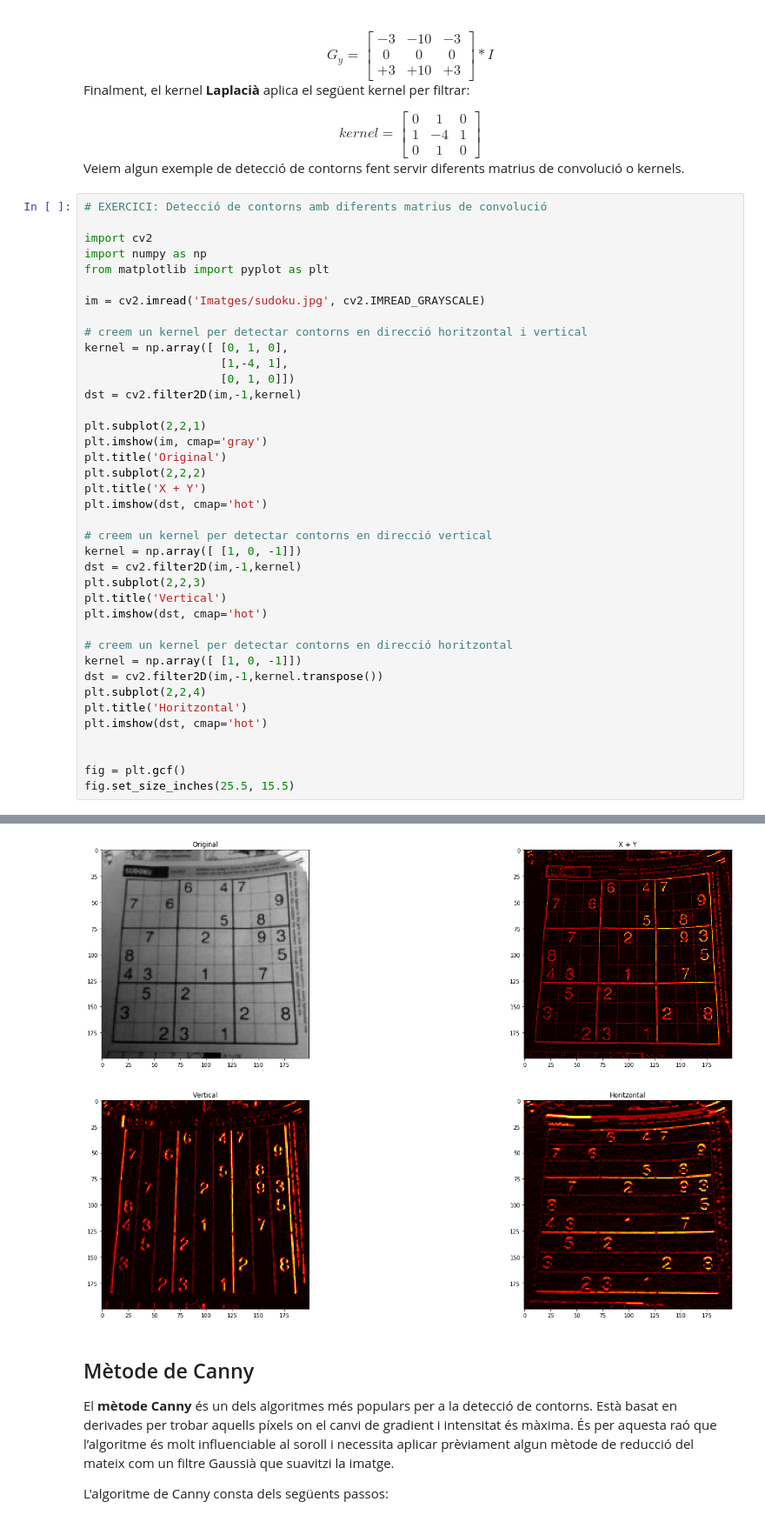
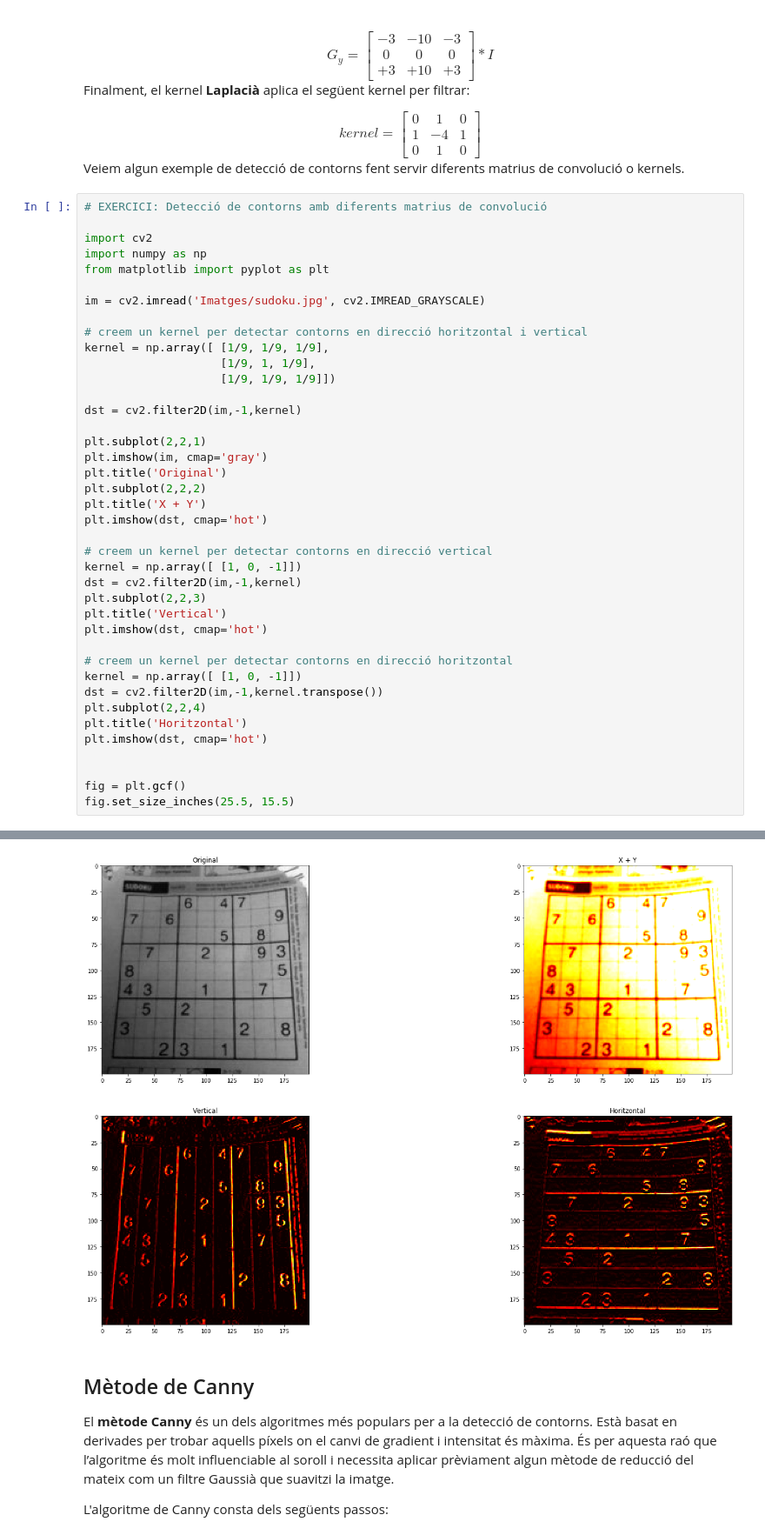
Before and after one commit to ricardborras/curs_soc, a Jupyter notebook: Pla4/4.1_Contorns.ipynb, the cells around one changed output, grey strips where cells are left out. Shown at 87% size. Cells and saved outputs as stored; diff of their text form.

```diff
--- a/Pla4/4.1_Contorns.ipynb
+++ b/Pla4/4.1_Contorns.ipynb
@@ -63,9 +63,10 @@ from matplotlib import pyplot as plt
 im = cv2.imread('Imatges/sudoku.jpg', cv2.IMREAD_GRAYSCALE)
 
 # creem un kernel per detectar contorns en direcció horitzontal i vertical
-kernel = np.array([ [0, 1, 0],
-                    [1,-4, 1],
-                    [0, 1, 0]])
+kernel = np.array([ [1/9, 1/9, 1/9],
+                    [1/9, 1, 1/9],
+                    [1/9, 1/9, 1/9]])
+
 dst = cv2.filter2D(im,-1,kernel)
 
 plt.subplot(2,2,1)
@@ -78,34 +79,34 @@ plt.imshow(dst, cmap='hot')
 # creem un kernel per detectar contorns en direcció vertical
 kernel = np.array([ [1, 0, -1]])
 dst = cv2.filter2D(im,-1,kernel)
 plt.subplot(2,2,3)
 plt.title('Vertical')
 plt.imshow(dst, cmap='hot')
 
 # creem un kernel per detectar contorns en direcció horitzontal
 kernel = np.array([ [1, 0, -1]])
 dst = cv2.filter2D(im,-1,kernel.transpose())
 plt.subplot(2,2,4)
 plt.title('Horitzontal')
 plt.imshow(dst, cmap='hot')
 
 
 fig = plt.gcf()
 fig.set_size_inches(25.5, 15.5)
 # %% [output]
 <matplotlib.axes._subplots.AxesSubplot at 0x...>
 <matplotlib.image.AxesImage at 0x...>
 Text(0.5,1,'Original')
 <matplotlib.axes._subplots.AxesSubplot at 0x...>
 Text(0.5,1,'X + Y')
 <matplotlib.image.AxesImage at 0x...>
 <matplotlib.axes._subplots.AxesSubplot at 0x...>
 Text(0.5,1,'Vertical')
 <matplotlib.image.AxesImage at 0x...>
 <matplotlib.axes._subplots.AxesSubplot at 0x...>
 Text(0.5,1,'Horitzontal')
 <matplotlib.image.AxesImage at 0x...>
-[figure, old version]
+[figure, new version]
 # %% [markdown]
 ## Mètode de Canny
 
```
Also changed, not shown: 40 other files.
